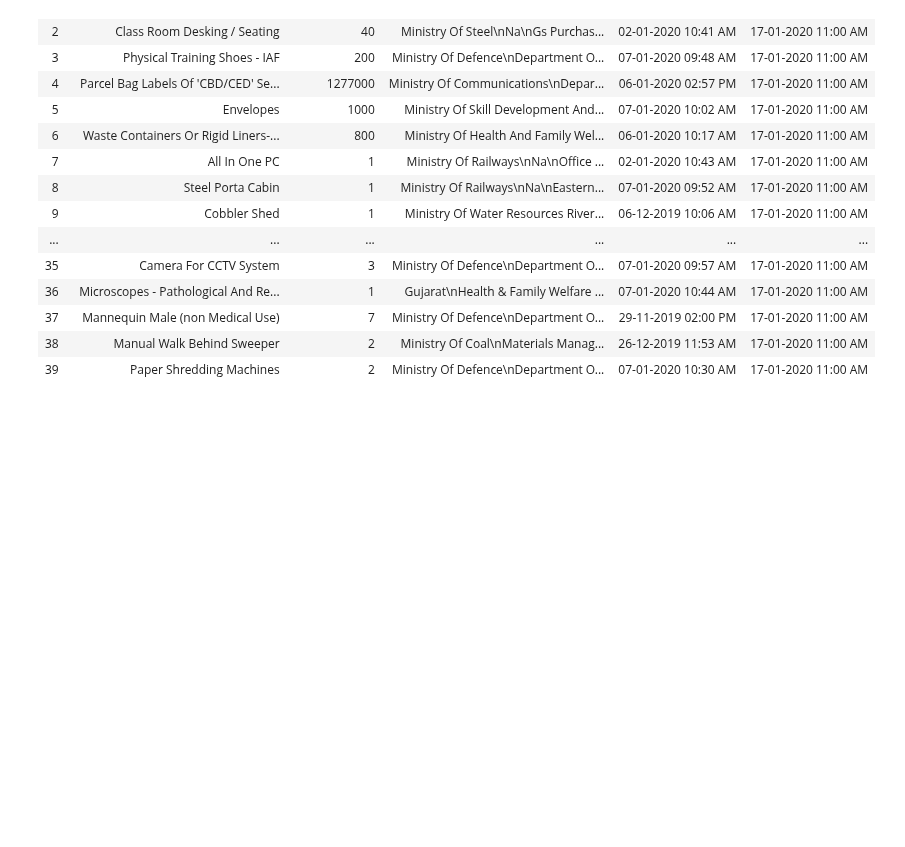
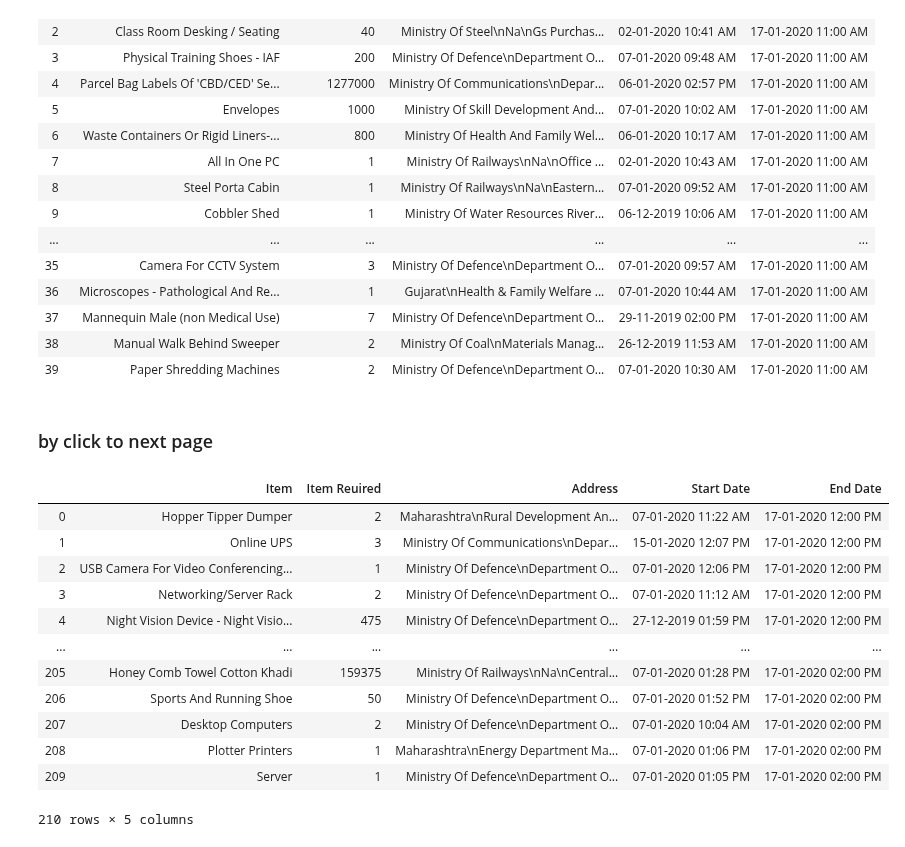
Before and after one commit to Yogendra3112/data_science, a Jupyter notebook: Web Scraping.ipynb, the cells around one changed output. Drawn from its saved outputs; the diff is of its cells as text; code cells hidden in the pictures; blank space fills up the shorter version.

```diff
--- a/Web Scraping.ipynb
+++ b/Web Scraping.ipynb
@@ -429,28 +431,46 @@ bid_df
 | 37 | Mannequin Male (non Medical Use) | 7 | Ministry Of Defence\nDepartment O... | 29-11-2019 02:00 PM | 17-01-2020 11:00 AM |
 | 38 | Manual Walk Behind Sweeper | 2 | Ministry Of Coal\nMaterials Manag... | 26-12-2019 11:53 AM | 17-01-2020 11:00 AM |
 | 39 | Paper Shredding Machines | 2 | Ministry Of Defence\nDepartment O... | 07-01-2020 10:30 AM | 17-01-2020 11:00 AM |
+# %% [markdown]
+### by click to  next page
 # %%
 from selenium import webdriver
 import pandas as pd
 address=[]
 item=[]
 item_required=[]
 start_date=[]
 end_date=[]
 
 #driver = webdriver.Chrome(executable_path=r'C:\Users\Yogi\Downloads\chromedriver_win32\chromedriver.exe')
 driver = webdriver.Chrome(executable_path=r'C:\Users\Yogi\Downloads\chromedriver_win32\chromedriver.exe')
-
-#bid_table = driver.findElement(By.id=("pagi_content"))
-i=1
-while(True):
-    driver.get("https://bidplus.gem.gov.in/bidlists")
+driver.get("https://bidplus.gem.gov.in/bidlists")
+c=0
+while(c<=20):
+    c+=1
     bid_table = driver.find_element_by_id('pagi_content')
     bid_table = bid_table.find_elements_by_class_name('border')
-    item.append(i.find_elements_by_tag_name('span')[0].text.strip())
-    item_required.append(i.find_elements_by_tag_name('span')[1].text.strip())
-    start_date.append(i.find_elements_by_tag_name('span')[2].text.strip())
-    end_date.append(i.find_elements_by_tag_name('span')[3].text.strip())
-    address.append(i.find_element_by_class_name('add-height').text.strip())
+    for i in bid_table:
+            item.append(i.find_elements_by_tag_name('span')[0].text.strip())
+            item_required.append(i.find_elements_by_tag_name('span')[1].text.strip())
+            start_date.append(i.find_elements_by_tag_name('span')[2].text.strip())
+            end_date.append(i.find_elements_by_tag_name('span')[3].text.strip())
+            address.append(i.find_element_by_class_name('add-height').text.strip())
     driver.find_element_by_xpath("//a[@rel='next']").click()
 driver.quit()
+dff = pd.DataFrame(zip(item,item_required,address,start_date,end_date),columns=['Item','Item Reuired','Address','Start Date','End Date'])
+dff
+# %% [output]
+|  | Item | Item Reuired | Address | Start Date | End Date |
+| 0 | Hopper Tipper Dumper | 2 | Maharashtra\nRural Development An... | 07-01-2020 11:22 AM | 17-01-2020 12:00 PM |
+| 1 | Online UPS | 3 | Ministry Of Communications\nDepar... | 15-01-2020 12:07 PM | 17-01-2020 12:00 PM |
+| 2 | USB Camera For Video Conferencing... | 1 | Ministry Of Defence\nDepartment O... | 07-01-2020 12:06 PM | 17-01-2020 12:00 PM |
+| 3 | Networking/Server Rack | 2 | Ministry Of Defence\nDepartment O... | 07-01-2020 11:12 AM | 17-01-2020 12:00 PM |
+| 4 | Night Vision Device - Night Visio... | 475 | Ministry Of Defence\nDepartment O... | 27-12-2019 01:59 PM | 17-01-2020 12:00 PM |
+| ... | ... | ... | ... | ... | ... |
+| 205 | Honey Comb Towel Cotton Khadi | 159375 | Ministry Of Railways\nNa\nCentral... | 07-01-2020 01:28 PM | 17-01-2020 02:00 PM |
+| 206 | Sports And Running Shoe | 50 | Ministry Of Defence\nDepartment O... | 07-01-2020 01:52 PM | 17-01-2020 02:00 PM |
+| 207 | Desktop Computers | 2 | Ministry Of Defence\nDepartment O... | 07-01-2020 10:04 AM | 17-01-2020 02:00 PM |
+| 208 | Plotter Printers | 1 | Maharashtra\nEnergy Department Ma... | 07-01-2020 01:06 PM | 17-01-2020 02:00 PM |
+| 209 | Server | 1 | Ministry Of Defence\nDepartment O... | 07-01-2020 01:05 PM | 17-01-2020 02:00 PM |
+210 rows × 5 columns
```
Also changed, not shown: parts of 2 cells of this notebook.
